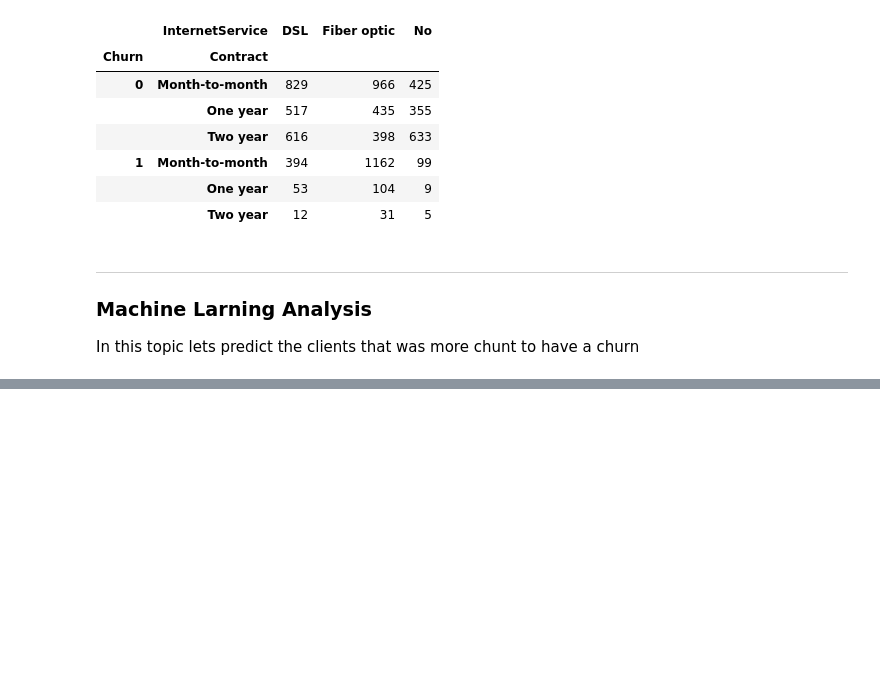
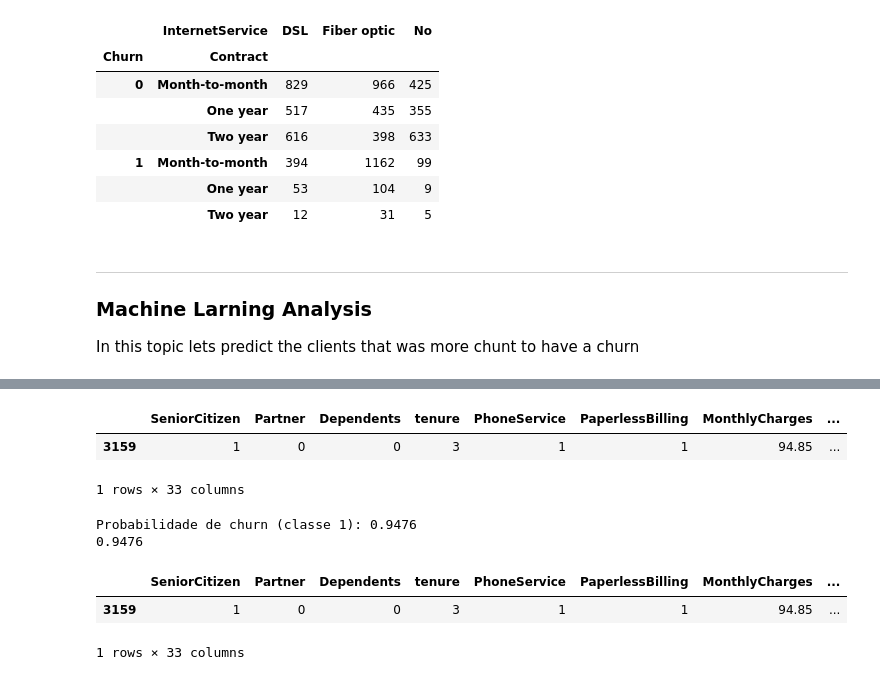
Before and after one commit to mmnitzsche/churn_predict, a Jupyter notebook: churn.ipynb, the cells around one changed output, grey strips where cells are left out. Saved outputs shown, nothing was run; the diff lists cells and outputs as text; code cells hidden in the pictures; blank space fills up the shorter version.

```diff
--- a/churn.ipynb
+++ b/churn.ipynb
@@ -680,4 +651,6 @@ df_resultado[df_resultado['churn_predicted'] == 1].sort_values(by='churn_probabi
 # %%
+
+#creating da probability dataframe to testing
 clientes_atuais = dfd[dfd['Churn'] == 0].copy()
 X_atuais = clientes_atuais.drop(columns=['Churn', 'customerID'])
 customer_ids_atuais = clientes_atuais['customerID']
@@ -691,11 +664,4 @@ df_churn_atuais = pd.DataFrame({
 })
 
 # Ordena pelos mais prováveis de sair
-probchurns = df_churn_atuais.sort_values(by='churn_probability', ascending=False)
-
-
-first_customer = probchurns.iloc[0]['customerID']
-
-print(probchurns.head())
-
-dff[dff["customerID"] == first_customer].transpose()
+df_churn_atuais_sort = df_churn_atuais.sort_values(by='churn_probability', ascending=False)
@@ -725,0 +668,36 @@ dff[dff["customerID"] == first_customer].transpose()
+# %%
+# get
+first_customer = df_churn_atuais_sort.iloc[0]
+first_customer_id = first_customer["customerID"]
+
+def selectCustumerById(dataframe,id):
+    return dataframe[dataframe["customerID"] == id]
+
+select_custumer = selectCustumerById(dfd,first_customer_id)
+select_custumer
+# %% [output]
+|  | SeniorCitizen | Partner | Dependents | tenure | PhoneService | PaperlessBilling | MonthlyCharges | ... |
+| 3159 | 1 | 0 | 0 | 3 | 1 | 1 | 94.85 | ... |
+1 rows × 33 columns
+# %%
+# X_test_input = userdata_dummies.drop(columns=["Churn", "customerID"])
+X_test_input = select_custumer.drop(columns=['Churn','customerID'])
+
+# 2. Obtém a probabilidade de churn
+y_proba_input = modelo.predict_proba(X_test_input)
+
+# 3. Exibe com mais casas decimais
+print("Probabilidade de churn (classe 1):", round(y_proba_input[0][1], 5))
+print(round(first_customer["churn_probability"],5))
+# %% [output]
+Probabilidade de churn (classe 1): 0.9476
+0.9476
+# %%
+customerID = "5150-ITWWB"
+
+dummy_original =  selectCustumerById(dfd,customerID)
+dummy_original
+# %% [output]
+|  | SeniorCitizen | Partner | Dependents | tenure | PhoneService | PaperlessBilling | MonthlyCharges | ... |
+| 3159 | 1 | 0 | 0 | 3 | 1 | 1 | 94.85 | ... |
+1 rows × 33 columns
```
Also changed, not shown: parts of 18 cells of this notebook, 5 other files.
